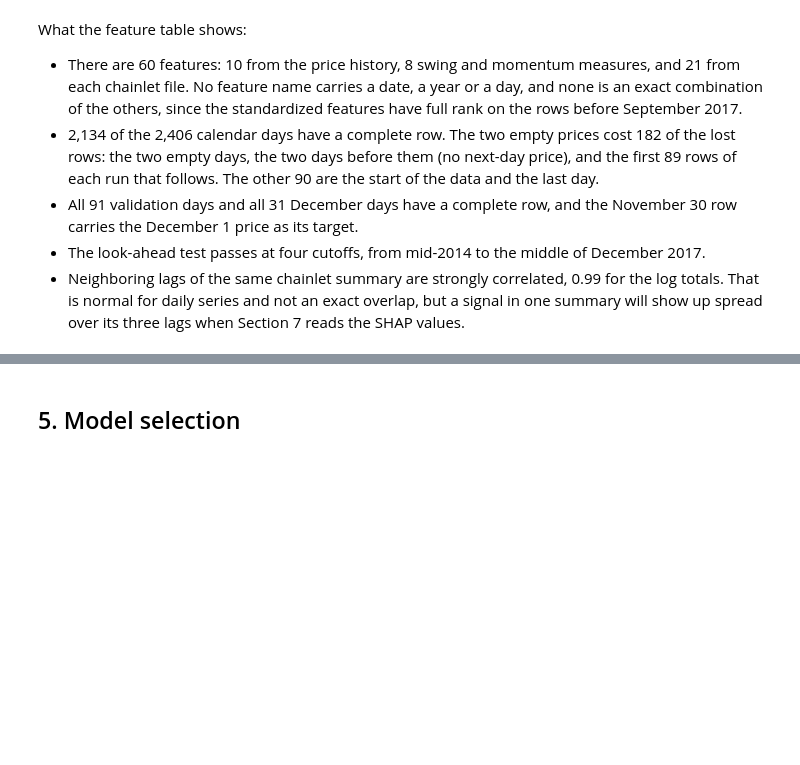
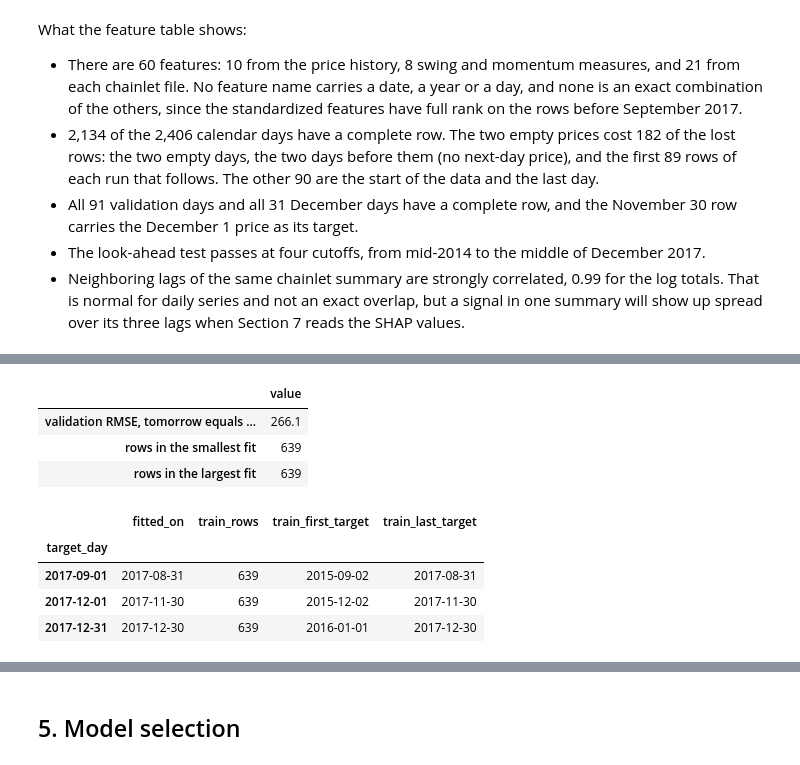
Before and after one commit to alexhubenthal/alexhubenthal-btc-chainlet-hw2, a Jupyter notebook: btc_chainlet_xai.ipynb, the cells around one changed output, grey strips where cells are left out. Cells and saved outputs as stored; diff of their text form; code cells hidden in the pictures; blank space fills up the shorter version.

Commit message:
Step 5: chronological split and a walk-forward loop with a leak check

```diff
--- a/btc_chainlet_xai.ipynb
+++ b/btc_chainlet_xai.ipynb
@@ -670,0 +786,52 @@ What the feature table shows:
+# %%
+# Placeholders for the checks in this section only. Section 5 chooses the window and the penalty on validation.
+CHECK_WINDOW_DAYS = 730
+CHECK_ALPHA = 100.0
+
+
+def make_naive():
+    """The rule "tomorrow equals today", which is a predicted return of zero."""
+    return DummyRegressor(strategy="constant", constant=0.0)
+
+
+def make_ridge():
+    return Ridge(alpha=CHECK_ALPHA)
+
+
+# The loop is checked against the price file with the naive rule, whose predicted price is today's price.
+validation_days = pd.date_range(VAL_START, VAL_END, freq="D")
+naive = walk_forward(table, FEATURES, make_naive, CHECK_WINDOW_DAYS, VAL_START, VAL_END)
+tomorrow = data["price"].reindex(validation_days).to_numpy()
+today_price = data["price"].reindex(validation_days - pd.Timedelta(days=HORIZON_DAYS)).to_numpy()
+assert np.array_equal(naive["actual"].to_numpy(), tomorrow)
+assert np.allclose(naive["predicted"].to_numpy(), today_price)
+NAIVE_VALIDATION_RMSE = rmse(naive["actual"], naive["predicted"])
+assert np.isclose(NAIVE_VALIDATION_RMSE, rmse(tomorrow, today_price))
+
+pd.Series(
+    {
+        "validation RMSE, tomorrow equals today (USD)": round(NAIVE_VALIDATION_RMSE, 1),
+        "rows in the smallest fit": int(naive["train_rows"].min()),
+        "rows in the largest fit": int(naive["train_rows"].max()),
+    },
+    name="value",
+    dtype=object,
+).to_frame()
+# %% [output]
+|  | value |
+| validation RMSE, tomorrow equals ... | 266.1 |
+| rows in the smallest fit | 639 |
+| rows in the largest fit | 639 |
+# %%
+# What the loop used, for the first validation day and the first and last December days.
+audit_days = [VAL_START, TEST_START, TEST_END]
+used = pd.concat(
+    [walk_forward(table, FEATURES, make_ridge, CHECK_WINDOW_DAYS, day, day, allow_test=True) for day in audit_days]
+)
+used[["fitted_on", "train_rows", "train_first_target", "train_last_target"]]
+# %% [output]
+|  | fitted_on | train_rows | train_first_target | train_last_target |
+| target_day |  |  |  |  |
+| 2017-09-01 | 2017-08-31 | 639 | 2015-09-02 | 2017-08-31 |
+| 2017-12-01 | 2017-11-30 | 639 | 2015-12-02 | 2017-11-30 |
+| 2017-12-31 | 2017-12-30 | 639 | 2016-01-01 | 2017-12-30 |
```
Also changed, not shown: parts of 6 cells of this notebook.
